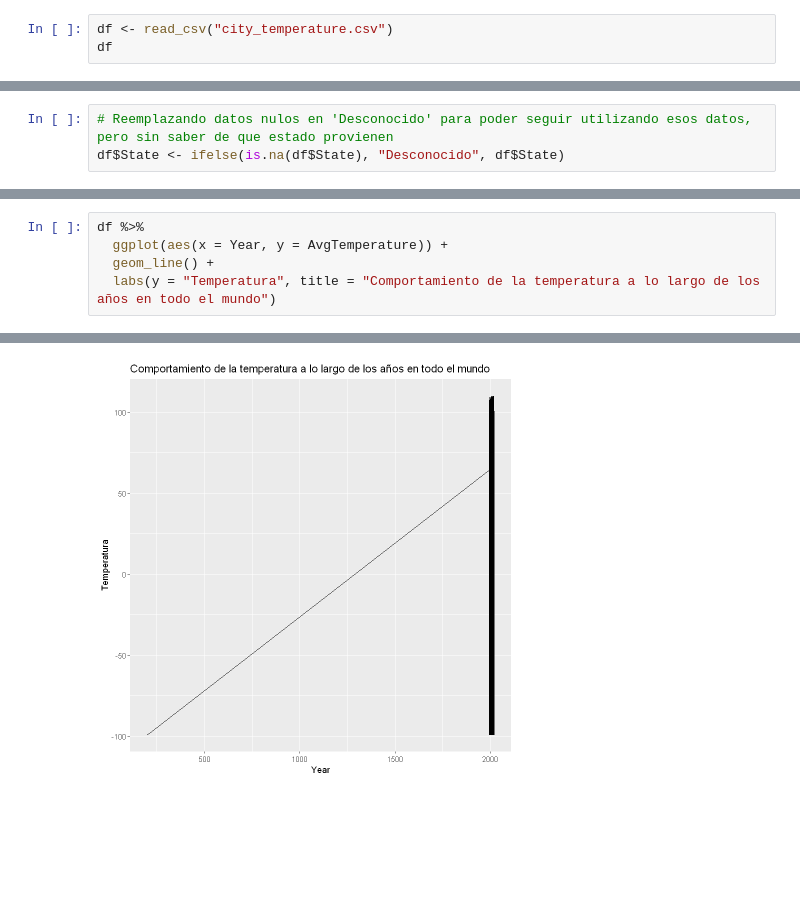
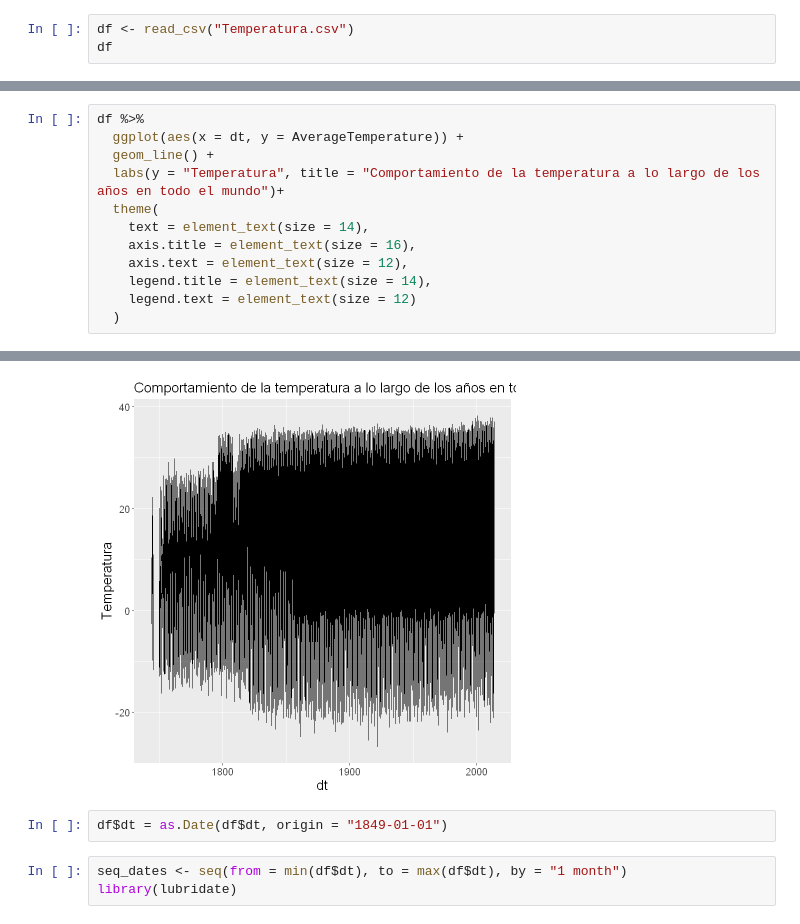
Before and after one commit to Diegocanales1/Series-de-Tiempo, a Jupyter notebook: Temperature.ipynb, the cells around one changed output, grey strips where cells are left out. Cells and saved outputs as stored; diff of their text form; blank space fills up the shorter version.

```diff
--- a/Temperature.ipynb
+++ b/Temperature.ipynb
@@ -7,4 +25,4 @@ library(ggplot2)
 # %%
-df <- read_csv("city_temperature.csv")
+df <- read_csv("Temperatura.csv")
 df
 # %% [output]
@@ -56,5 +77,2 @@ spc_tbl_ [2,906,327 x 8] (S3: spec_tbl_df/tbl_df/tbl/data.frame)
   .. )
  - attr(*, "problems")=<externalptr>
-# %%
-# Reemplazando datos nulos en 'Desconocido' para poder seguir utilizando esos datos, pero sin saber de que estado provienen
-df$State <- ifelse(is.na(df$State), "Desconocido", df$State)
@@ -91,6 +79,13 @@ i have you loaded the required package?
 # %%
 df %>%
-  ggplot(aes(x = Year, y = AvgTemperature)) +
+  ggplot(aes(x = dt, y = AverageTemperature)) +
   geom_line() +
-  labs(y = "Temperatura", title = "Comportamiento de la temperatura a lo largo de los años en todo el mundo")
+  labs(y = "Temperatura", title = "Comportamiento de la temperatura a lo largo de los años en todo el mundo")+
+  theme(
+    text = element_text(size = 14),
+    axis.title = element_text(size = 16),
+    axis.text = element_text(size = 12),
+    legend.title = element_text(size = 14),
+    legend.text = element_text(size = 12)
+  )
 # %% [output]
@@ -97 +94,6 @@ df %>%
-[figure, old version]
+[figure, new version]
+# %%
+df$dt = as.Date(df$dt, origin = "1849-01-01")
+# %%
+seq_dates <- seq(from = min(df$dt), to = max(df$dt), by = "1 month")
+library(lubridate)
```
Also changed, not shown: parts of 15 cells of this notebook, 1 other file.
